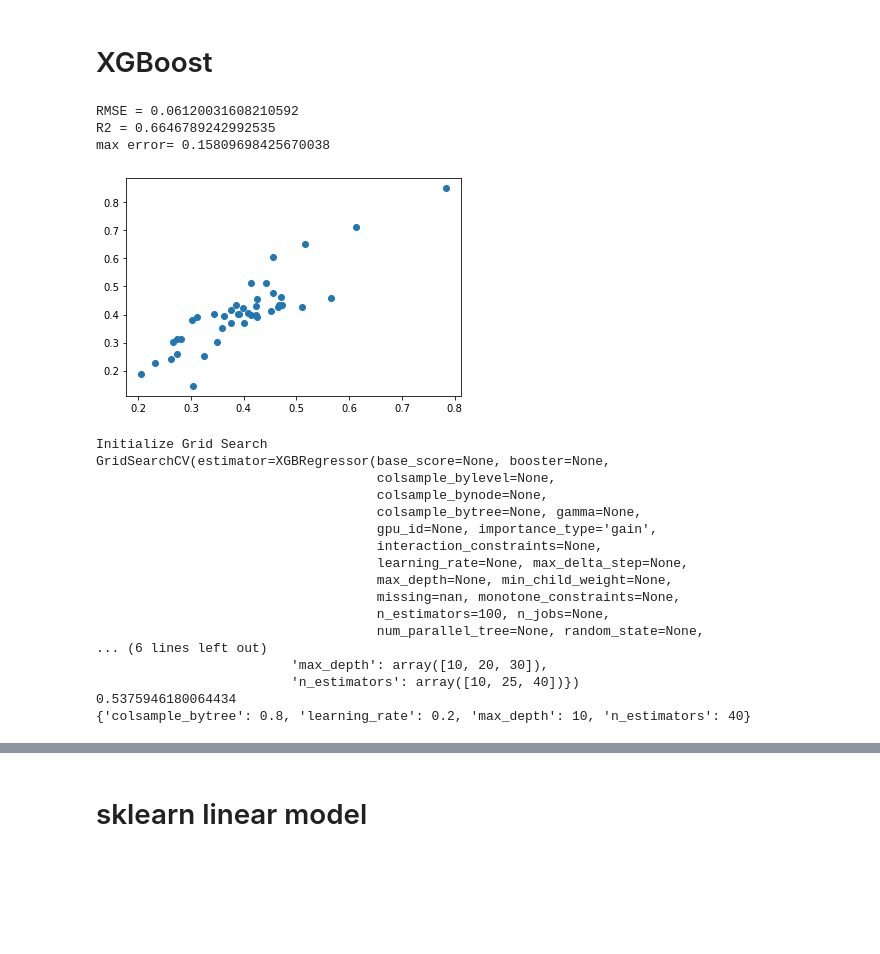
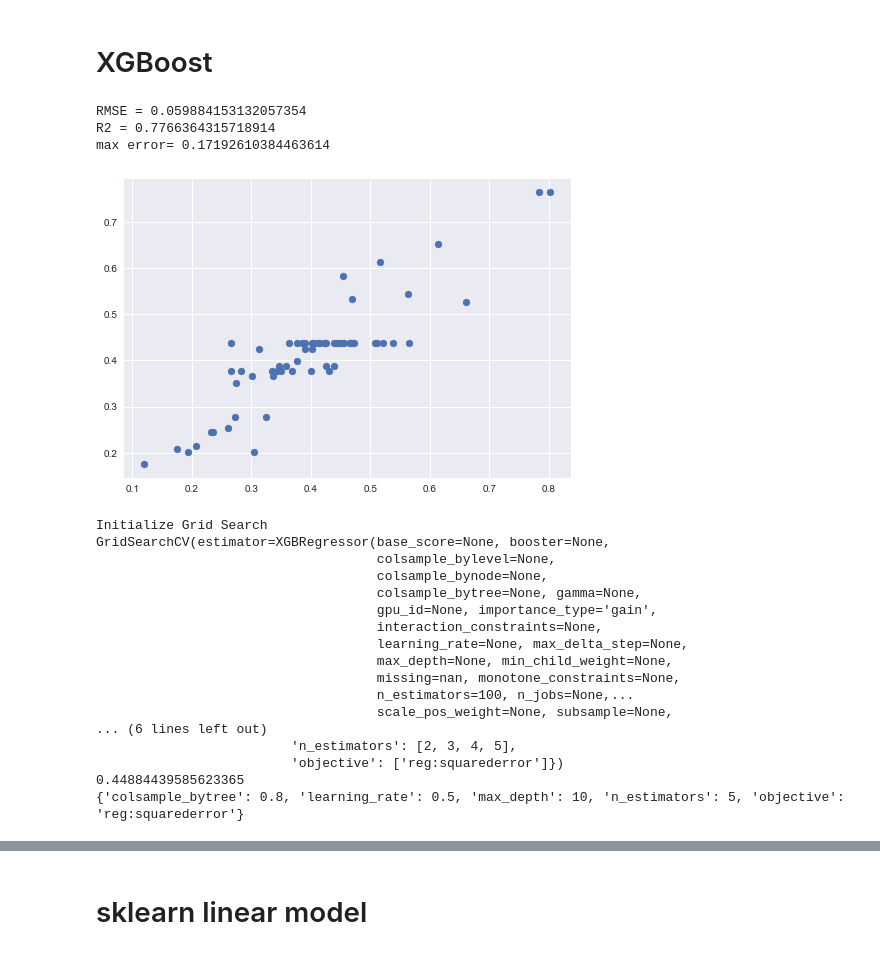
Before and after one commit to sechava4/monitoreogrid, a Jupyter notebook: app/Develops/Consumption_estimation_Journal/Model_generation_notebook.ipynb, the cells around one changed output, grey strips where cells are left out. Saved outputs shown, nothing was run; the diff lists cells and outputs as text; code cells hidden in the pictures; blank space fills up the shorter version.

```diff
--- a/app/Develops/Consumption_estimation_Journal/Model_generation_notebook.ipynb
+++ b/app/Develops/Consumption_estimation_Journal/Model_generation_notebook.ipynb
@@ -202,7 +251,7 @@ def gen_trace(df):
         nan = (row['name'] != row['name'])
 
         # Si recorre mas de 300 metros - cambiele el id del segmento actual de aux a definitivo para que se tenga en cuenta
-        if suma >=1000:
+        if suma >=800:
             trace_array = np.where(trace_array == aux_trace_id, trace_id, trace_array)
 
         # Si cambia de vía - empiece un nuevo tramo se escoge 1200 para ver cambios en consumo
@@ -226,3 +275,7 @@ def gen_trace(df):
 mixed_operation_trace = gen_trace(mixed_operation)
 # %% [output]
 [-1.000e+00  2.000e+00  2.000e+00 ... -5.865e+03 -5.865e+03 -5.865e+03]
+# %%
+# Para correr todo con un df diferente
+FVQ731_trace = gen_trace(FVQ731)
+mixed_operation_trace = FVQ731_trace
@@ -935,10 +1046,11 @@ y = train_lm_scaled['consumption_per_km'].values
 # Variar train size
 
 # Curva de complejidad
-# x cada uno de los parámetros
-randF_regr = RandomForestRegressor(n_estimators=25, max_depth=100,
-                                   random_state=0,max_features='auto' , criterion='mse', max_samples = 0.1)
+# x cada uno de los parámetros max_depth': 110, 'max_samples': 0.2, 'n_estimators': 45}
+randF_regr = RandomForestRegressor(n_estimators=45, max_depth=13,
+                                   random_state=0,max_features='auto' , criterion='mse', max_samples = 0.29)
+
 randF_regr.fit(X, y)
-y_pred = randF_regr.predict(test_scaled[['mean_max_power_usr', 'mean_soc','mean_speed', 'slope']].values)
+y_pred = randF_regr.predict(test_scaled[['mean_max_power_usr', 'mean_soc', 'mean_speed', 'slope']].values)
 model_evaluation(y_test, y_pred)
 # %% [output]
@@ -950,8 +1062,9 @@ max error= 0.12706333112804574
 from sklearn.model_selection import GridSearchCV, RandomizedSearchCV
 print("Initialize Grid Search")
 param_grid = {
-    'n_estimators': np.arange(10,90,5),
-    'max_depth' : np.arange(10,200,10),
+    'n_estimators': np.arange(5,70,5),
+    'max_depth' : np.arange(2,20,2),
+    'max_samples' : np.arange(0.1,0.9,0.1)
 }
 # create and fit a regression model, testing each parameter value
 
@@ -979,47 +1272,45 @@ dump(scaler_lm, open('scaler_lm.pkl', 'wb'))
 # %% [markdown]
 # XGBoost
 # %%
-
-
+##
 data_dmatrix = xgb.DMatrix(data=X,label=y)
 
-xg_reg = xgb.XGBRegressor(objective ='reg:squarederror', colsample_bytree = 0.9, learning_rate = 0.8,
-                max_depth = 100, n_estimators = 100)
+# xg_reg = xgb.XGBRegressor(objective ='reg:squarederror', colsample_bytree = 0.8, learning_rate = 0.5,
+#                 max_depth = 10, n_estimators = 5)
 
-# ['mean_max_power_usr', 'mean_soc','nominal_speed', 'slope']
-#xg_reg = xgb.XGBRegressor(objective ='reg:squarederror', colsample_bytree = 0.5, learning_rate = 0.9,
-#                max_depth = 45, n_estimators = 50)
+xg_reg = xgb.XGBRegressor(objective ='reg:squarederror', colsample_bytree = 1, learning_rate = 0.1,
+                max_depth = 2, n_estimators = 24)
 
-# xg_reg = xgb.XGBRegressor(objective ='reg:squarederror', colsample_bytree = 0.55, learning_rate = 0.425,
-#                max_depth = 45, n_estimators = 50)
 
 xg_reg.fit(X, y)
 
 y_pred_xgb = xg_reg.predict(test_scaled[['mean_max_power_usr', 'mean_soc', 'mean_speed', 'slope']].values)
 model_evaluation(y_test, y_pred_xgb)
 
 # Save the model
 dump(xg_reg, open('xg_reg_model.pickle.dat', 'wb'))
 # %% [output]
-RMSE = 0.06120031608210592
-R2 = 0.6646789242992535
-max error= 0.15809698425670038
+RMSE = 0.059884153132057354
+R2 = 0.7766364315718914
+max error= 0.17192610384463614
-[figure, old version]
+[figure, new version]
 # %%
 from sklearn.model_selection import RandomizedSearchCV
 print("Initialize Grid Search")
 param_distributions = {
-    'n_estimators': np.arange(10,50,15),
-    'max_depth' : np.arange(10,40,10),
-    'colsample_bytree' : np.arange(0, 1, 0.2),
-    'learning_rate' : np.arange(0, 1, 0.2)
+    'colsample_bytree' : np.arange(0.1, 1, 0.1),
+    'learning_rate' : np.arange(0.1, 1, 0.1),
+    'n_estimators': [2,3,4,5],
+    'max_depth' : np.arange(10, 30, 2),
+    'objective' :['reg:squarederror']
 }
 # create and fit a regression model, testing each parameter value
 
 
-
+#     'n_estimators': np.arange(3,60,1),
+#     'max_depth' : np.arange(3,40,1),
 model = xgb.XGBRegressor()
-grid = GridSearchCV(estimator=model, param_grid=param_distributions)
+grid = GridSearchCV(estimator=model, param_grid=param_distributions, n_jobs=-1)
 grid.fit(X, y)
 print(grid)
 # summarize the results of the grid search
@@ -1036,10 +1327,10 @@ GridSearchCV(estimator=XGBRegressor(base_score=None, booster=None,
                                     learning_rate=None, max_delta_step=None,
                                     max_depth=None, min_child_weight=None,
                                     missing=nan, monotone_constraints=None,
-                                    n_estimators=100, n_jobs=None,
-                                    num_parallel_tree=None, random_state=None,
+                                    n_estimators=100, n_jobs=None,...
+                                    scale_pos_weight=None, subsample=None,
 ... (6 lines left out)
-                         'max_depth': array([10, 20, 30]),
-                         'n_estimators': array([10, 25, 40])})
-0.5375946180064434
-{'colsample_bytree': 0.8, 'learning_rate': 0.2, 'max_depth': 10, 'n_estimators': 40}
+                         'n_estimators': [2, 3, 4, 5],
+                         'objective': ['reg:squarederror']})
+0.44884439585623365
+{'colsample_bytree': 0.8, 'learning_rate': 0.5, 'max_depth': 10, 'n_estimators': 5, 'objective': 'reg:squarederror'}
```
Also changed, not shown: parts of 58 cells of this notebook, 27 other files.
